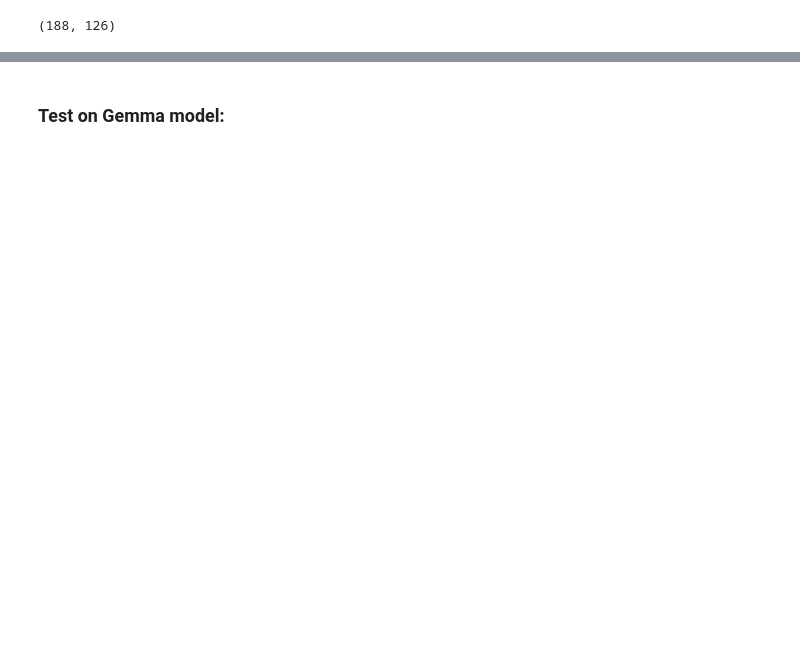
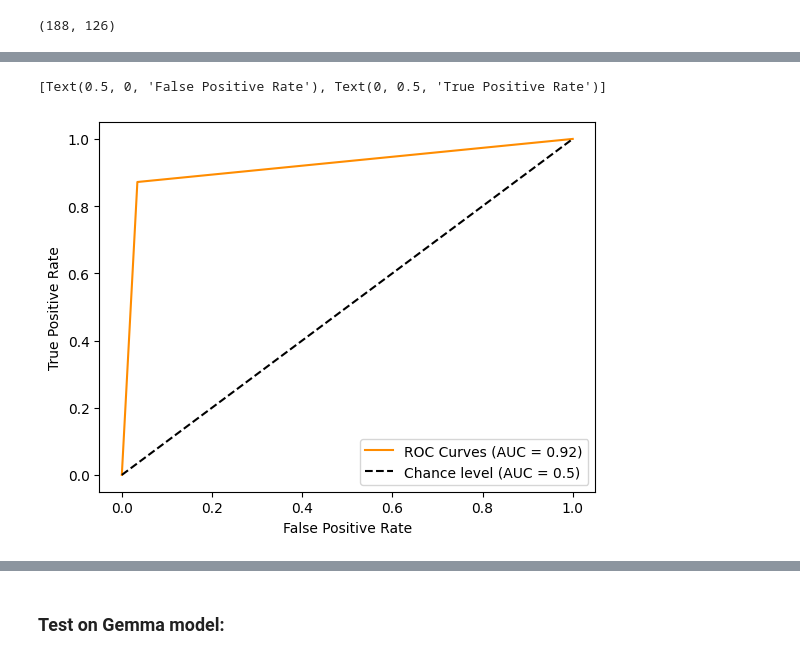
Before and after one commit to daralthus/DriftGuard, a Jupyter notebook: notebooks/04-task-drift-classifier.ipynb, the cells around one changed output, grey strips where cells are left out. Cells and saved outputs as stored; diff of their text form; code cells hidden in the pictures; blank space fills up the shorter version.

Commit message:
Further evaluations, demonstrations, visualizations and clean up

```diff
--- a/notebooks/04-task-drift-classifier.ipynb
+++ b/notebooks/04-task-drift-classifier.ipynb
@@ -75,11 +84,11 @@ len(train_df), len(test_df)
 # %%
 # create a classifier
 # clf = RandomForestClassifier(n_estimators=100, random_state=42)
-clf = LogisticRegression(random_state=42)
+clf = LogisticRegression(random_state=42, max_iter=500)
 # %%
-layers = (10, 15)
+# use the activations from the middle layers
+layers = (10, 21)
 
-# use the has_prompt_injection column as the label and the layer_activations column as the features
 def prepare_features(activation):
     # convert to numpy and try just the middle layers
     activation_array = np.array(activation[{'layer': pz.slice[layers[0]:layers[1]]}].unwrap('embedding', 'layer'))
@@ -94,8 +103,7 @@ X_train = scaler.transform(X_train)
 # prepare the labels (y_train)
 # use LabelEncoder to convert 'None' and the other category to numerical values
 le = LabelEncoder()
-# y_train = le.fit_transform(train_df['poison_type'])
-y_train = le.fit_transform(train_df['has_prompt_injection'])
+y_train = le.fit_transform(train_df['injection_success'])
 # %%
 X_train.mean(axis=0), X_train.std(axis=0)
 # %% [output]
@@ -119,7 +127,7 @@ preds = clf.predict(X_test)
 # preds_decoded = le.inverse_transform(preds)
 
 # encode the true labels
-y_test = le.transform(test_df['has_prompt_injection'])
+y_test = le.transform(test_df['injection_success'])
 
 # create a confusion matrix
 cm = confusion_matrix(y_test, preds)
@@ -182,0 +174,13 @@ array([0, 1, 0, 0, 0, 0, 1, 0, 0, 1, 0, 0, 0, 1, 0, 1, 0, 0, 0, 0, 1, 1,
+# %%
+display = RocCurveDisplay.from_predictions(
+    y_test,
+    preds,
+    name=f"ROC Curve",
+    color="darkorange",
+    plot_chance_level=True
+)
+display.ax_.set(
+    xlabel="False Positive Rate",
+    ylabel="True Positive Rate"
+)
+# %% [output]
@@ -182,0 +188,2 @@ array([0, 1, 0, 0, 0, 0, 1, 0, 0, 1, 0, 0, 0, 1, 0, 1, 0, 0, 0, 0, 1, 1,
+[Text(0.5, 0, 'False Positive Rate'), Text(0, 0.5, 'True Positive Rate')]
+[figure, added]
```
Also changed, not shown: parts of 47 cells of this notebook, 20 other files.
